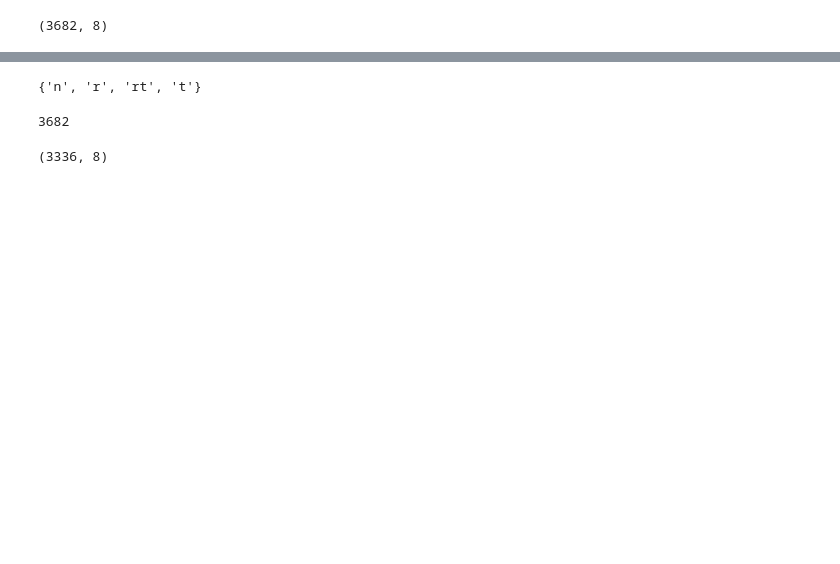
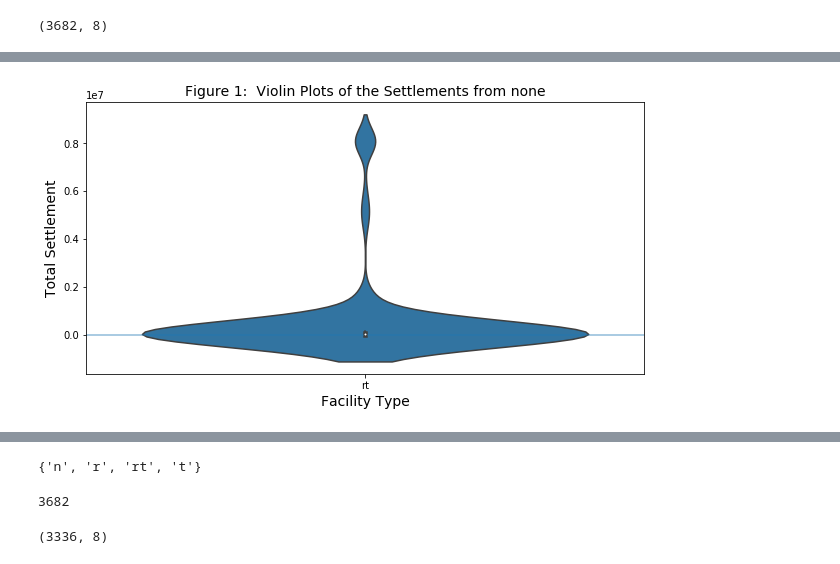
Before and after one commit to grantaguinaldo/AQMD_violation_classification, a Jupyter notebook: aqmd_violations.ipynb, the cells around one changed output, grey strips where cells are left out. Saved outputs shown, nothing was run; the diff lists cells and outputs as text; code cells hidden in the pictures; blank space fills up the shorter version.

```diff
--- a/aqmd_violations.ipynb
+++ b/aqmd_violations.ipynb
@@ -3,7 +13,7 @@ import pandas as pd
 # %%
 file = 'https://raw.githubusercontent.com/grantaguinaldo/web-scraping/master/violations/final_violation_scrape.csv'
-titlev = '/Users/gta/Desktop/AQMD_Violations/title-v-issued-active-facilities.csv'
-reclaim = '/Users/gta/Desktop/AQMD_Violations/reclaim.csv'
+titlev = 'title-v-issued-active-facilities.csv'
+reclaim = 'reclaim.csv'
 # %%
 df_all = pd.read_csv(file)
 df_titleV = pd.read_csv(titlev)
@@ -346,0 +419,11 @@ df_all.shape
+# %%
+df_rt = df_all[df_all['type'] == 'rt']
+plt.figure(figsize = (10, 5))
+sns.violinplot(x = df_rt['type'], y=df_rt['Total'])
+plt.xlabel('Facility Type', fontsize = 14)
+plt.ylabel('Total Settlement', fontsize = 14)
+plt.axhline(y = 29, alpha = 0.5)
+plt.title('Figure 1:  Violin Plots of the Settlements from none', fontsize = 14)
+plt.show()
+# %% [output]
+[figure, added]
```
Also changed, not shown: parts of 47 cells of this notebook.
